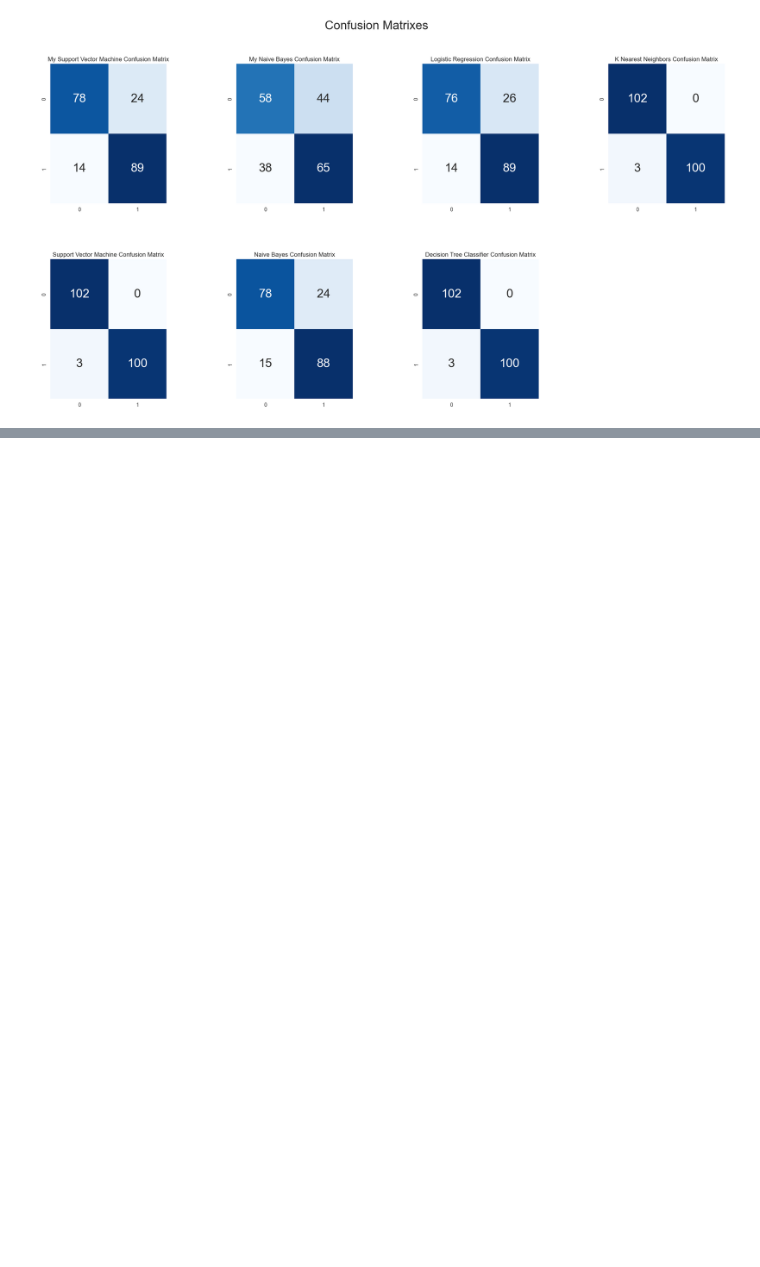
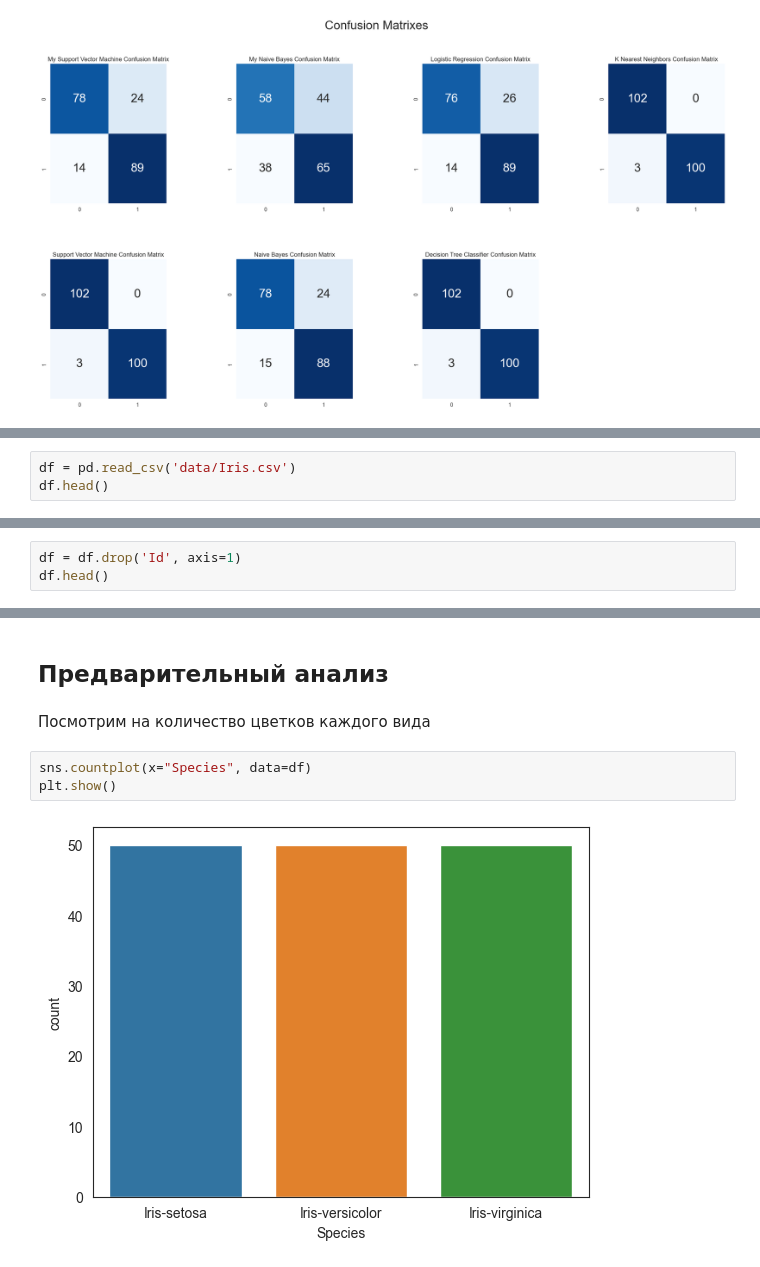
Before and after one commit to bozhnyukAlex/MachineLearning, a Jupyter notebook: tasks/Classification.ipynb, the cells around one changed output, grey strips where cells are left out. Saved outputs shown, nothing was run; the diff lists cells and outputs as text; blank space fills up the shorter version.

```diff
--- a/tasks/Classification.ipynb
+++ b/tasks/Classification.ipynb
@@ -744,0 +735,3 @@ plt.show()
+# %%
+df = pd.read_csv('data/Iris.csv')
+df.head()
@@ -744,0 +776,3 @@ plt.show()
+# %%
+df = df.drop('Id', axis=1)
+df.head()
@@ -744,0 +786,9 @@ plt.show()
+# %% [markdown]
+## Предварительный анализ
+# %% [markdown]
+Посмотрим на количество цветков каждого вида
+# %%
+sns.countplot(x="Species", data=df)
+plt.show()
+# %% [output]
+[figure, added]
```
Also changed, not shown: parts of 83 cells of this notebook, 1 other file.
